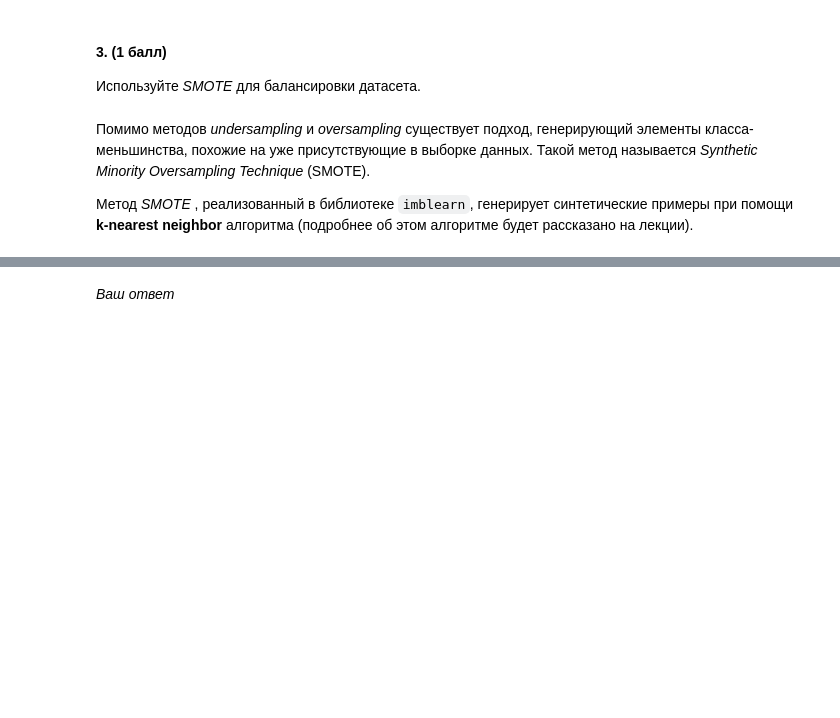
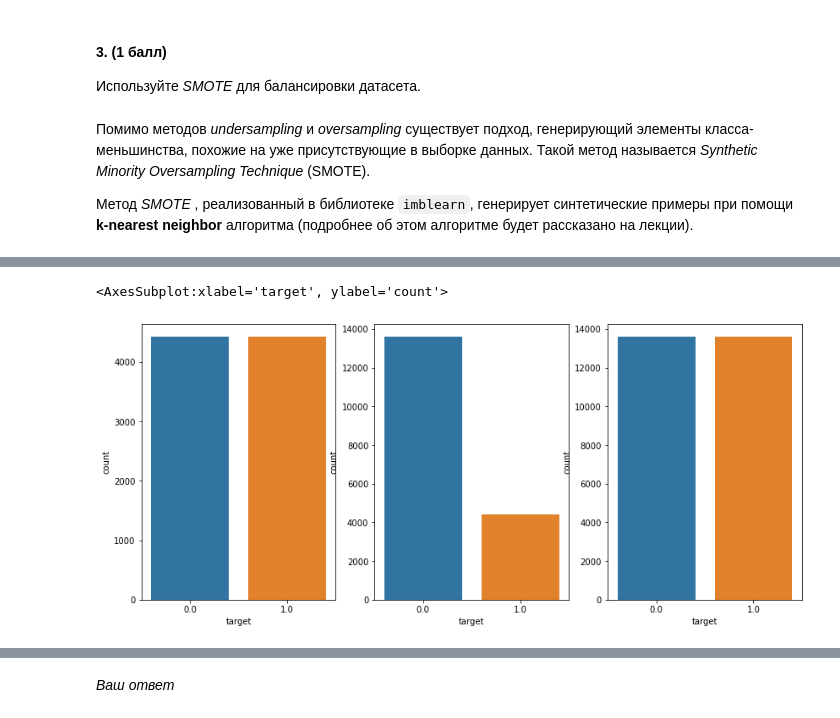
Before and after one commit to kamilla0503/Bioinformatics_institute, a Jupyter notebook: ML/HW1 - EDA.ipynb, the cells around one changed output, grey strips where cells are left out. Saved outputs shown, nothing was run; the diff lists cells and outputs as text; code cells hidden in the pictures; blank space fills up the shorter version.

```diff
--- a/ML/HW1 - EDA.ipynb
+++ b/ML/HW1 - EDA.ipynb
@@ -188,22 +188,20 @@ def fill_na(X, y):
     #Выбрала, потому что есть "дыры"
     X_fill["city_development_index"].fillna((X["city_development_index"].median() ), inplace = True  )
 
+
+    #rows = y[X_fill[['last_new_job', 'experience', 'education_level', 'enrolled_university']].isna().sum(axis=1)==1 ].index
+
     #Тут не потеряется больш 10% датасета
-    rows = y[X_fill[['last_new_job', 'experience', 'education_level', 'enrolled_university']].isna().sum(axis=1)==1 ].index
+    #К сожалению, не придумала рабочего варианта лучше
+    #пыталась поработать с индексами, но получались разные размеры
+    X_fill["target"] = y.copy()
+    X_fill = X_fill.dropna(subset=['last_new_job', 'experience', 'education_level', 'enrolled_university'])
+    y_fill = X_fill["target"].copy()
+    X_fill.drop(["target"], axis=1, inplace = True)
 
 
-    print(len(rows))
-    X_fill = X_fill.dropna(subset=['last_new_job', 'experience', 'education_level', 'enrolled_university'])
-
-    y_fill = y.copy()
-    y_fill.fillna((y.mode()[0]))#на деле не нужно
-    #y_fill.iloc[rows,]
-    y_fill.drop(rows, inplace = True )
-
-    #Субъективно, но крайне важные признаки при трудоустройстве,
+    #Субъективно, но Major и Gender (не знаю, можно ли его выкинуть) крайне важные признаки при трудоустройстве,
     #которые опасно менять на медиану
-
-
     #ПОтом решила оставить это в части с Encode
     #X_fill['NanMajor'] = X_fill['major_discipline'].isnull()*1
     #X_fill['NanGender'] = X_fill['gender'].isnull()*1
@@ -447,13 +448,11 @@ def undersampling(X, y):
     X_min = X_under.filter(y_min.index,axis = 0)
     X_max = X_under.filter(y_max.index,axis = 0)
 
-    rows = np.random.choice(np.arange(0,len(X_under.index)), y_min.size )
-    X_under, y_under = X_under.iloc[rows,], y_under.iloc[rows,]
+    rows = np.random.choice(np.arange(0,len(X_max.index)), y_min.size )
+    X_under, y_under = X_under.iloc[rows,], y_max.iloc[rows,]
 
     X_under= pd.concat([X_under, X_min])
     y_under = pd.concat([y_under, y_min])
-
-
 
     return X_under, y_under
 
@@ -464,7 +463,7 @@ def oversampling(X, y):
 
     ros = RandomOverSampler(random_state=0)
     ros.fit(X_over, y_over)
-    X_over, y_over = ros.sample(X_over, y_over)
+    X_over, y_over = ros.fit_sample(X_over, y_over)
     return X_over, y_over
 # %%
 X_hr_encode.shape, y_hr_fill.shape
@@ -499,0 +511,11 @@ X_hr_SMOTE, y_hr_SMOTE = # YOUR_CODE
+# %%
+fig, (ax1, ax2, ax3) = plt.subplots(1,3,figsize=(14,6))
+
+sns.countplot(y_hr_under, ax = ax1)
+
+sns.countplot(y_hr_fill, ax = ax2)
+
+sns.countplot(y_hr_over, ax = ax3)
+# %% [output]
+<AxesSubplot:xlabel='target', ylabel='count'>
+[figure, added]
```
Also changed, not shown: parts of 16 cells of this notebook.
